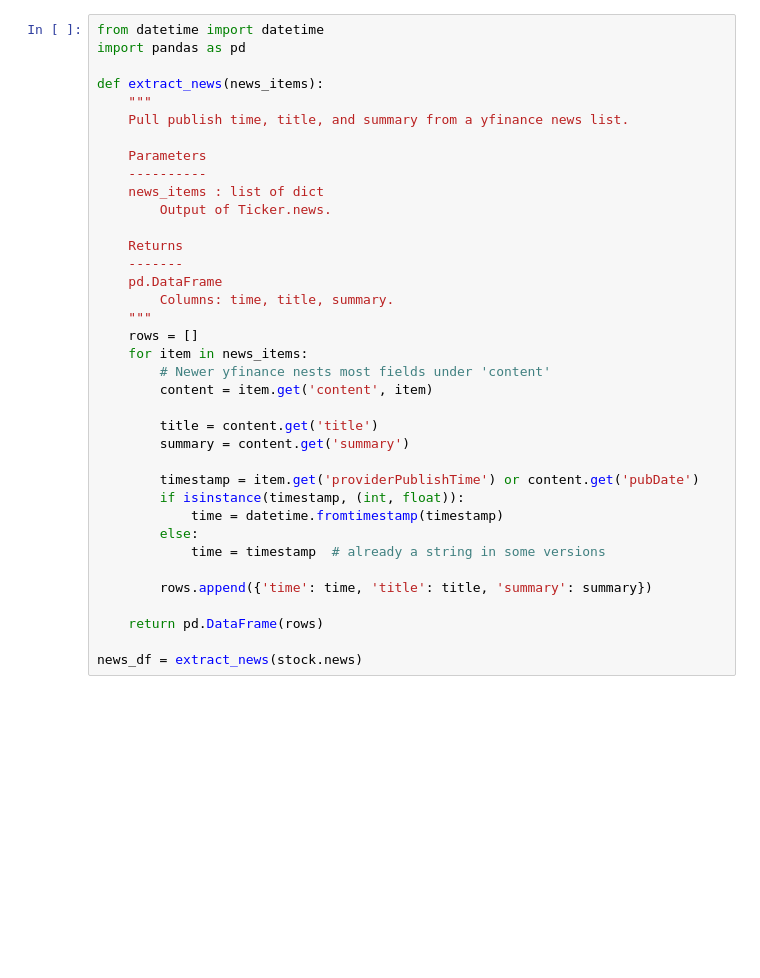
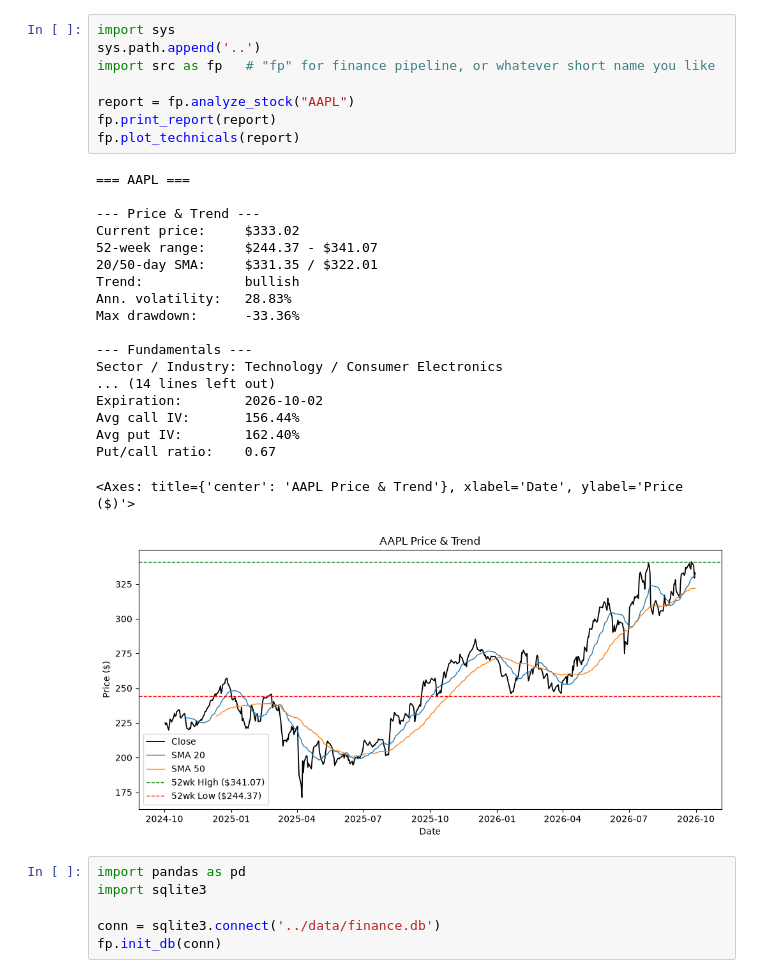
Before and after one commit to mpatelgr/finance-data-pipeline, a Jupyter notebook: notebooks/05_yfinance_test.ipynb, the cells around one changed output. Cells and saved outputs as stored; diff of their text form; blank space fills up the shorter version.

Commit message:
added analysis tool for a single ticker

```diff
--- a/notebooks/05_yfinance_test.ipynb
+++ b/notebooks/05_yfinance_test.ipynb
@@ -99,37 +1,34 @@ chain.puts[['strike', 'impliedVolatility', 'volume', 'openInterest']].head(20)
-# %%
-from datetime import datetime
-import pandas as pd
-
-def extract_news(news_items):
-    """
-    Pull publish time, title, and summary from a yfinance news list.
-
-    Parameters
-    ----------
-    news_items : list of dict
-        Output of Ticker.news.
-
-    Returns
-    -------
-    pd.DataFrame
-        Columns: time, title, summary.
-    """
-    rows = []
-    for item in news_items:
-        # Newer yfinance nests most fields under 'content'
-        content = item.get('content', item)
-
-        title = content.get('title')
-        summary = content.get('summary')
-
-        timestamp = item.get('providerPublishTime') or content.get('pubDate')
-        if isinstance(timestamp, (int, float)):
-            time = datetime.fromtimestamp(timestamp)
-        else:
-            time = timestamp  # already a string in some versions
-
-        rows.append({'time': time, 'title': title, 'summary': summary})
-
-    return pd.DataFrame(rows)
-
-news_df = extract_news(stock.news)
+# %%
+import sys
+sys.path.append('..')
+import src as fp   # "fp" for finance pipeline, or whatever short name you like
+
+report = fp.analyze_stock("AAPL")
+fp.print_report(report)
+fp.plot_technicals(report)
+# %% [output]
+=== AAPL ===
+
+--- Price & Trend ---
+Current price:     $333.02
+52-week range:     $244.37 - $341.07
+20/50-day SMA:     $331.35 / $322.01
+Trend:             bullish
+Ann. volatility:   28.83%
+Max drawdown:      -33.36%
+
+--- Fundamentals ---
+Sector / Industry: Technology / Consumer Electronics
+... (14 lines left out)
+Expiration:        2026-10-02
+Avg call IV:       156.44%
+Avg put IV:        162.40%
+Put/call ratio:    0.67
+<Axes: title={'center': 'AAPL Price & Trend'}, xlabel='Date', ylabel='Price ($)'>
+[figure, added]
+# %%
+import pandas as pd
+import sqlite3
+
+conn = sqlite3.connect('../data/finance.db')
+fp.init_db(conn)
```
Also changed, not shown: parts of 10 cells of this notebook, 3 other files.
